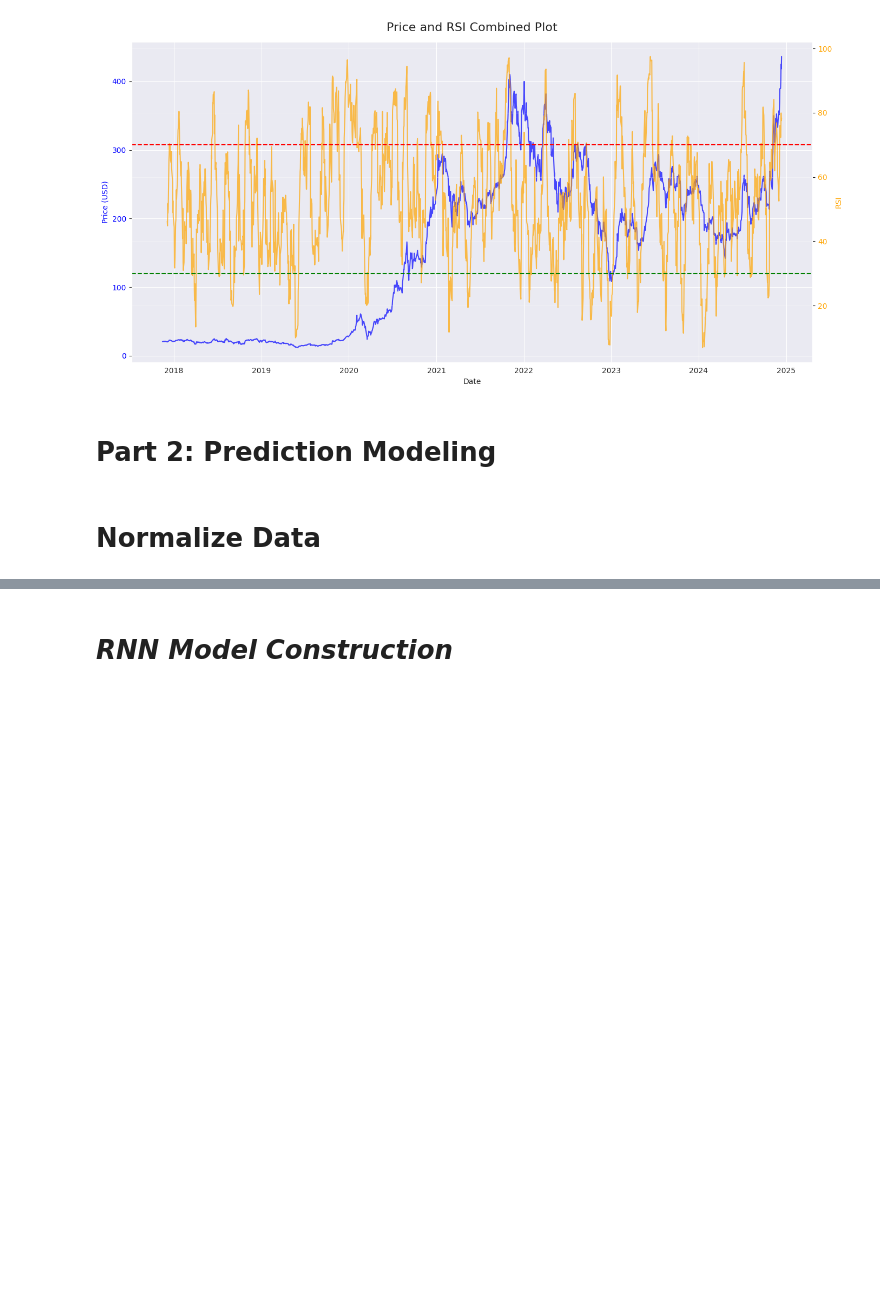
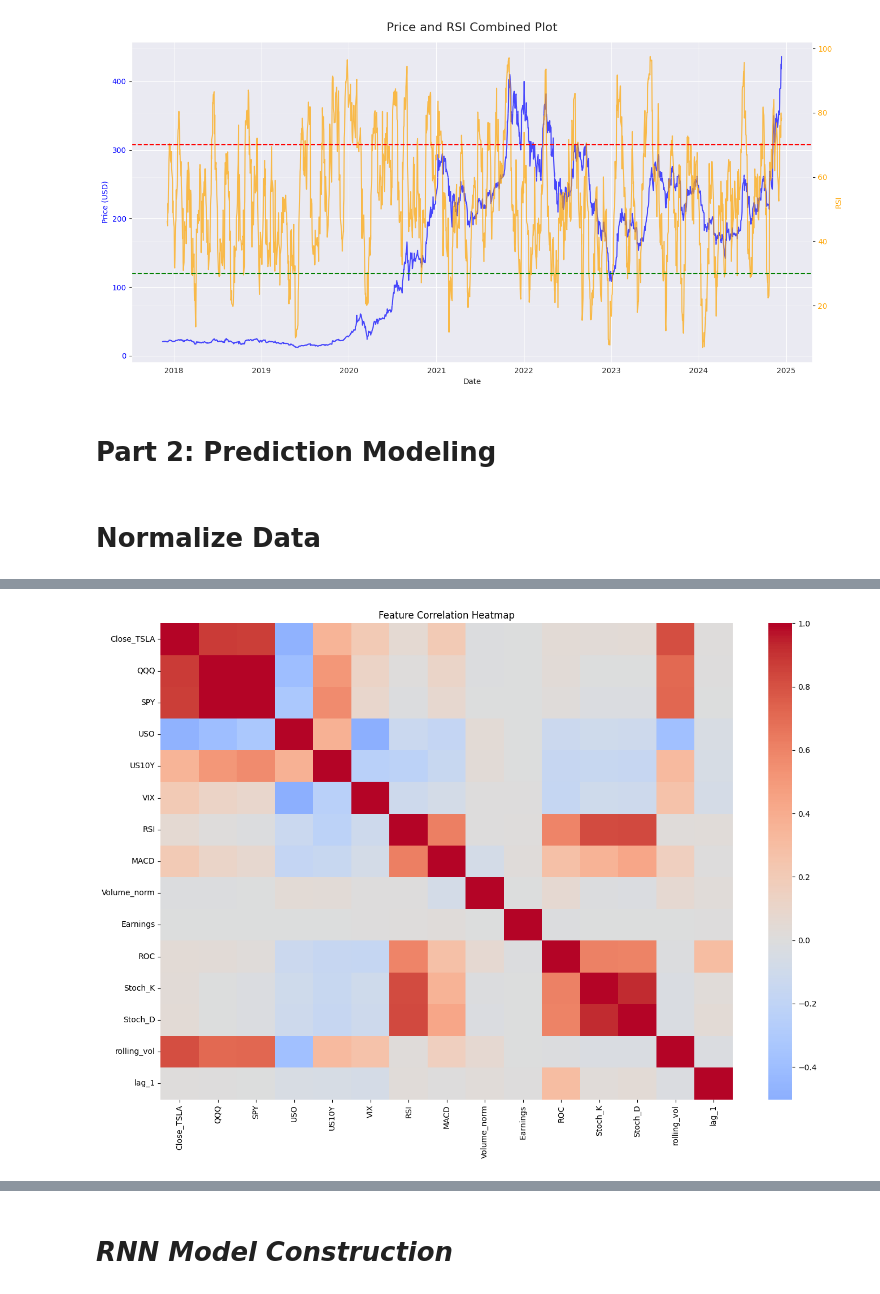
Before and after one commit to ethanyoum/TSLA-Predictions, a Jupyter notebook: EthanYoum_StockProject_RealFinalized.ipynb, the cells around one changed output, grey strips where cells are left out. Cells and saved outputs as stored; diff of their text form; code cells hidden in the pictures; blank space fills up the shorter version.

```diff
--- a/EthanYoum_StockProject_RealFinalized.ipynb
+++ b/EthanYoum_StockProject_RealFinalized.ipynb
@@ -422,0 +460,30 @@ y_test = torch.from_numpy(y_test).type(torch.Tensor)
+# %%
+# Regime Indicators
+data['rolling_vol'] = data['Close_TSLA'].rolling(window = 20).std().shift(lookahead)
+data['rolling_mean'] = data['Close_TSLA'].rolling(window = 20).mean().shift(lookahead)
+# %%
+# Lagged Returns
+data['lag_1'] = data['Close_TSLA'].pct_change(1).shift(1)
+data['lag_2'] = data['Close_TSLA'].pct_change(1).shift(2)
+data['lag_3'] = data['Close_TSLA'].pct_change(1).shift(3)
+# %%
+## Feature Pruning
+# Drop less useful or problematic columns
+drop_cols = ['Open_TSLA', 'Volume_TSLA','High_TSLA', 'Low_TSLA', 'rolling_mean',
+    'BB_high', 'BB_low', 'lag_2', 'lag_3', 'Day_of_Week', 'Month', 'Quarter']
+data.drop(columns = [col for col in drop_cols if col in data.columns], inplace = True)
+data.dropna(inplace = True)
+# %%
+# Finalize dataframe
+data = data.rename(columns = {'TSLA_5d_return_': 'TSLA_5d_return'})
+features = data.drop(columns = ['TSLA_5d_return'])
+#target = data[['TSLA_5d_return']]
+
+# Scale features
+from sklearn.preprocessing import RobustScaler
+scaler = RobustScaler()
+features_scaled = pd.DataFrame(scaler.fit_transform(features), columns=features.columns, index=features.index)
+
+#target_scaler = RobustScaler()
+#target_scaled = target_scaler.fit_transform(target)
+#data['TSLA_5d_return_scaled'] = target_scaled
@@ -422,0 +508,12 @@ y_test = torch.from_numpy(y_test).type(torch.Tensor)
+# %%
+# 1) Feature correlation check
+import seaborn as sns
+import matplotlib.pyplot as plt
+
+plt.figure(figsize=(14, 10))
+sns.heatmap(features_scaled.corr(), cmap='coolwarm', center=0, annot=False)
+plt.title("Feature Correlation Heatmap")
+plt.tight_layout()
+plt.show()
+# %% [output]
+[figure, added]
```
Also changed, not shown: parts of 84 cells of this notebook.
